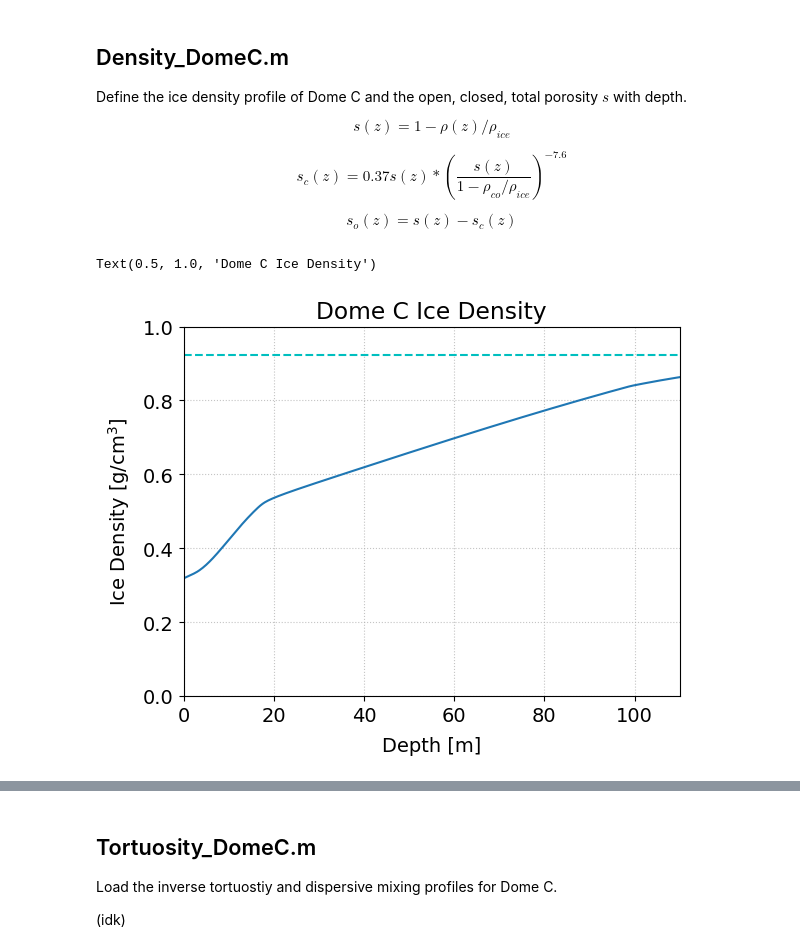
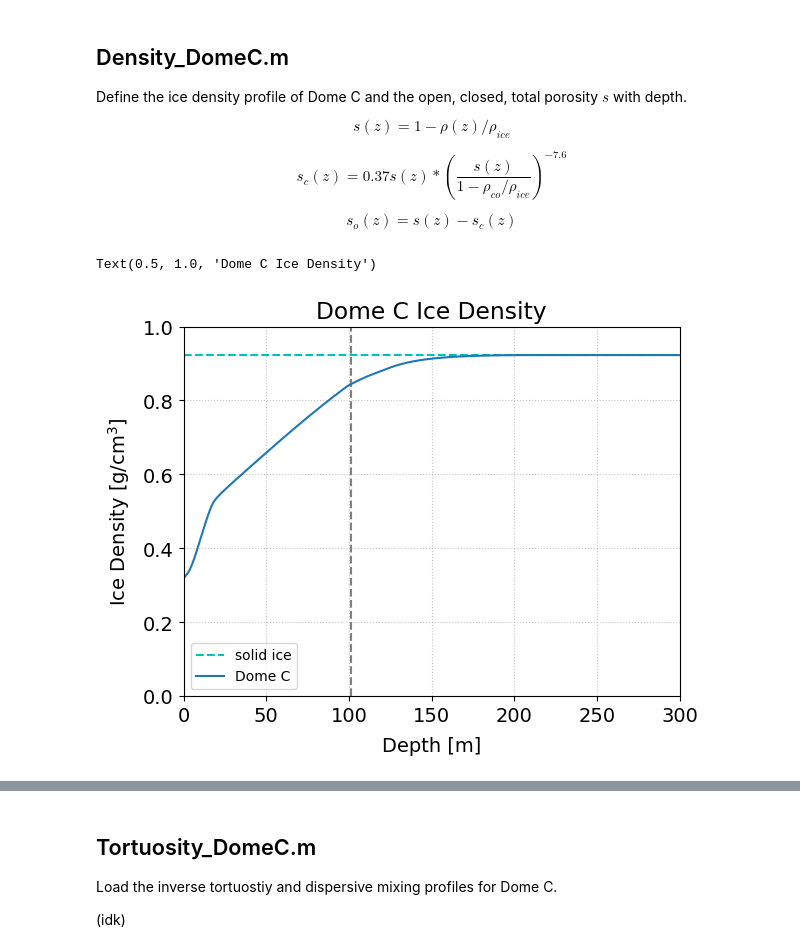
Before and after one commit to 14CO/In-Situ-14C, a Jupyter notebook: Firn Model.ipynb, the cells around one changed output, grey strips where cells are left out. Drawn from its saved outputs; the diff is of its cells as text; code cells hidden in the pictures.

```diff
--- a/Firn Model.ipynb
+++ b/Firn Model.ipynb
@@ -90,7 +91,7 @@ Presented below is a one-to-one conversion of Firn_model_v5_cosmo_DomeC.m and an
 Setup parameters for Space Mesh, Time Mesh, and atmospheric $^{14}$CO concentration.
 # %%
 dz = 0.25 #m
-z_end = 110 #m
+z_end = 300 #110 #m
 
 dt = 0.01 #yrs
 t_end = 3000 #yrs
@@ -185,13 +186,15 @@ s_open = s - s_closed # open porosity
 
 teller_co = np.argmax(s_closed) # depth index of maximum closed porosity (close off depth??)
 # %%
-plt.axhline(rho_ice, c='c', ls='--')
-plt.plot(z, rho)
+plt.axvline(z[teller_co], c='grey', ls='--')
+plt.axhline(rho_ice, c='c', ls='--', label= 'solid ice')
+plt.plot(z, rho, label='Dome C')
 plt.xlabel('Depth [m]')
 plt.xlim(z[0],z[-1])
 plt.ylabel(r'Ice Density [g/cm$^3$]')
 plt.ylim(0,1)
+plt.legend(fontsize=10)
 plt.title('Dome C Ice Density')
 # %% [output]
 Text(0.5, 1.0, 'Dome C Ice Density')
-[figure, old version]
+[figure, new version]
```
Also changed, not shown: parts of 33 cells of this notebook, 20 other files.
